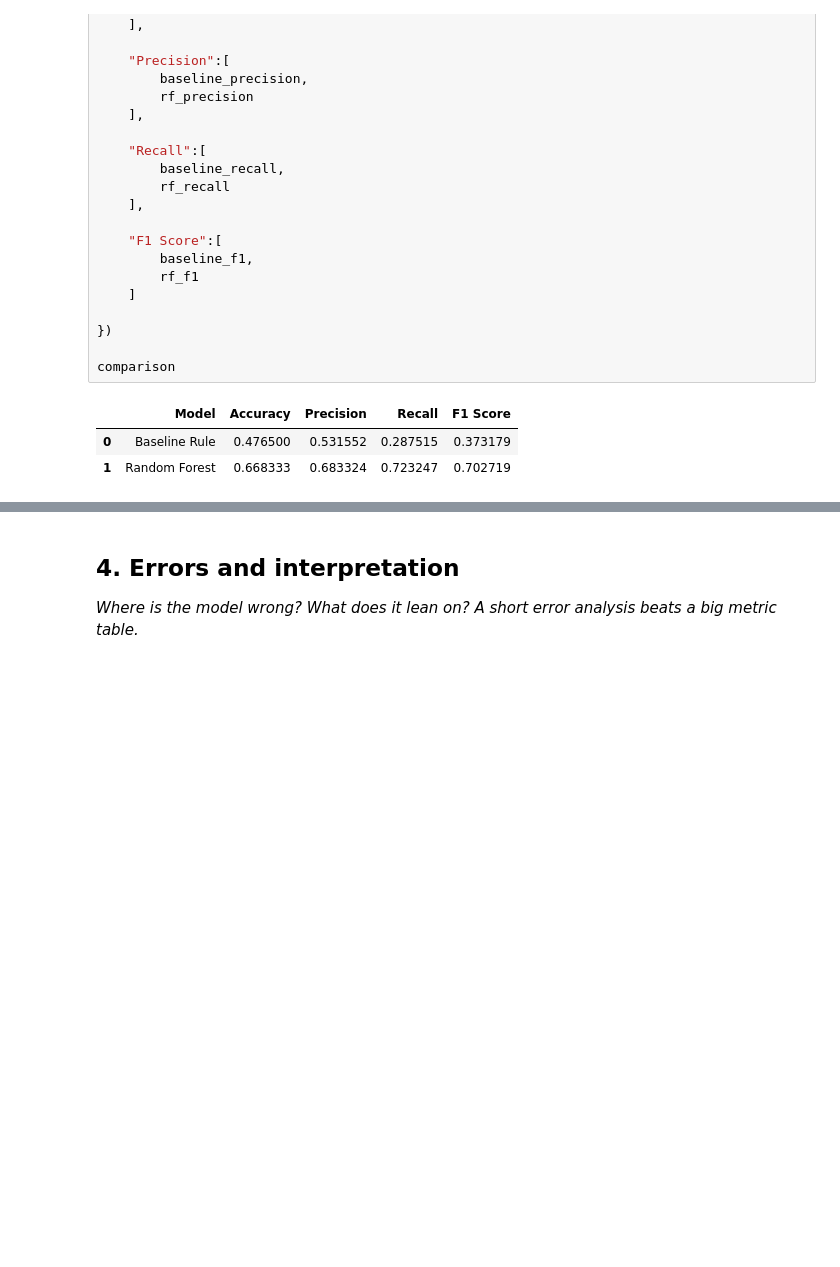
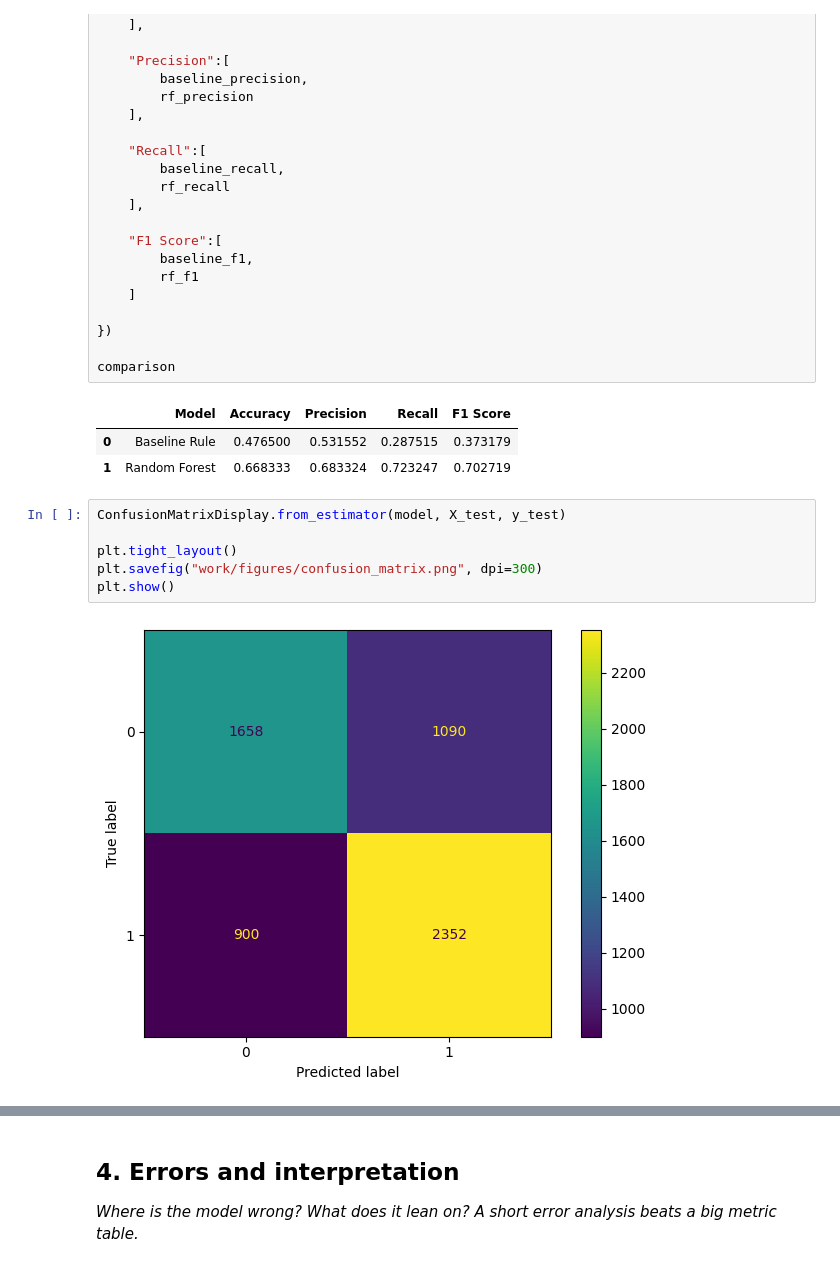
Before and after one commit to muneebulhaq02/flyrank-ml-internship, a Jupyter notebook: work/notebooks/w05_model.ipynb, the cells around one changed output, grey strips where cells are left out. Saved outputs shown, nothing was run; the diff lists cells and outputs as text; blank space fills up the shorter version.

```diff
--- a/work/notebooks/w05_model.ipynb
+++ b/work/notebooks/w05_model.ipynb
@@ -203,3 +204,11 @@ comparison
 |  | Model | Accuracy | Precision | Recall | F1 Score |
 | 0 | Baseline Rule | 0.476500 | 0.531552 | 0.287515 | 0.373179 |
 | 1 | Random Forest | 0.668333 | 0.683324 | 0.723247 | 0.702719 |
+# %%
+ConfusionMatrixDisplay.from_estimator(model, X_test, y_test)
+
+plt.tight_layout()
+plt.savefig("work/figures/confusion_matrix.png", dpi=300)
+plt.show()
+# %% [output]
+[figure, added]
```
Also changed, not shown: parts of 4 cells of this notebook.
